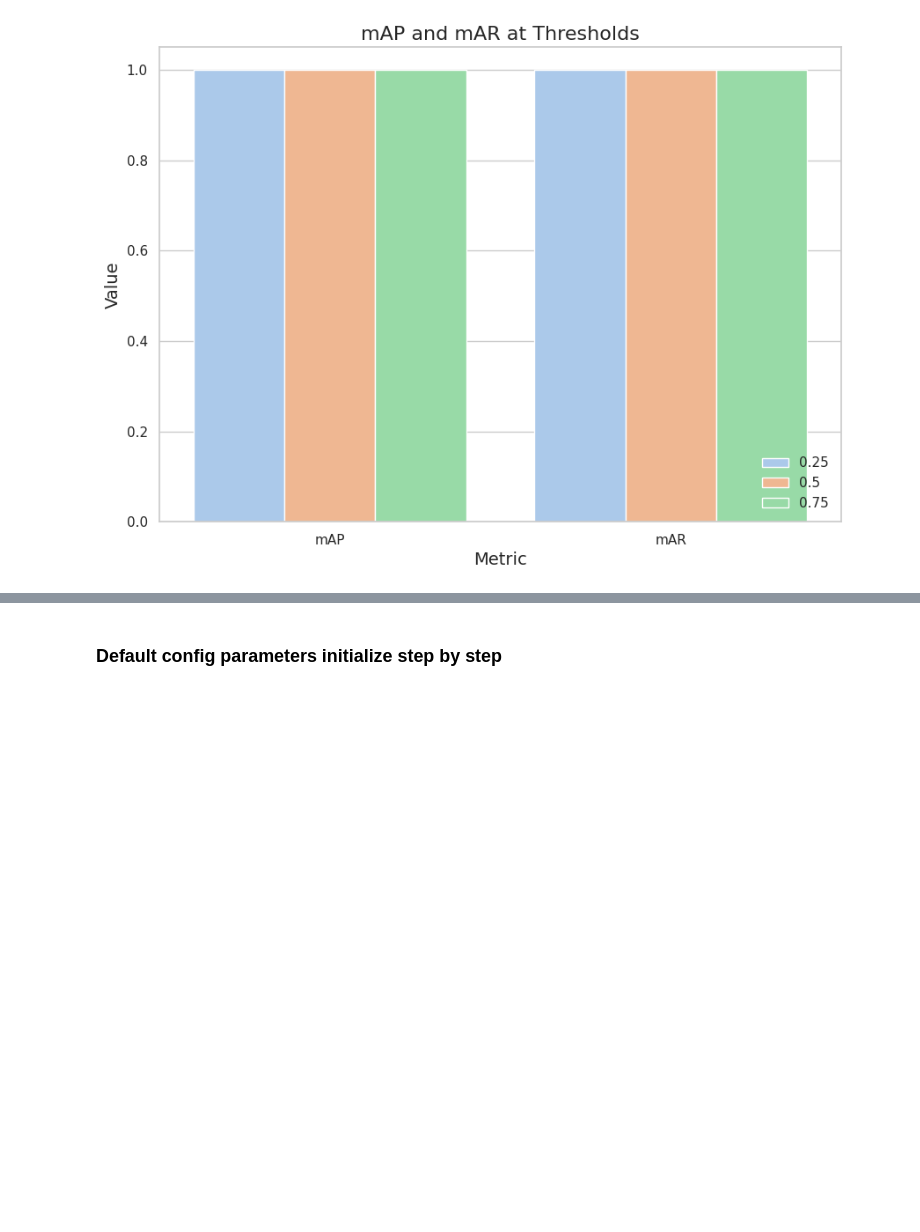
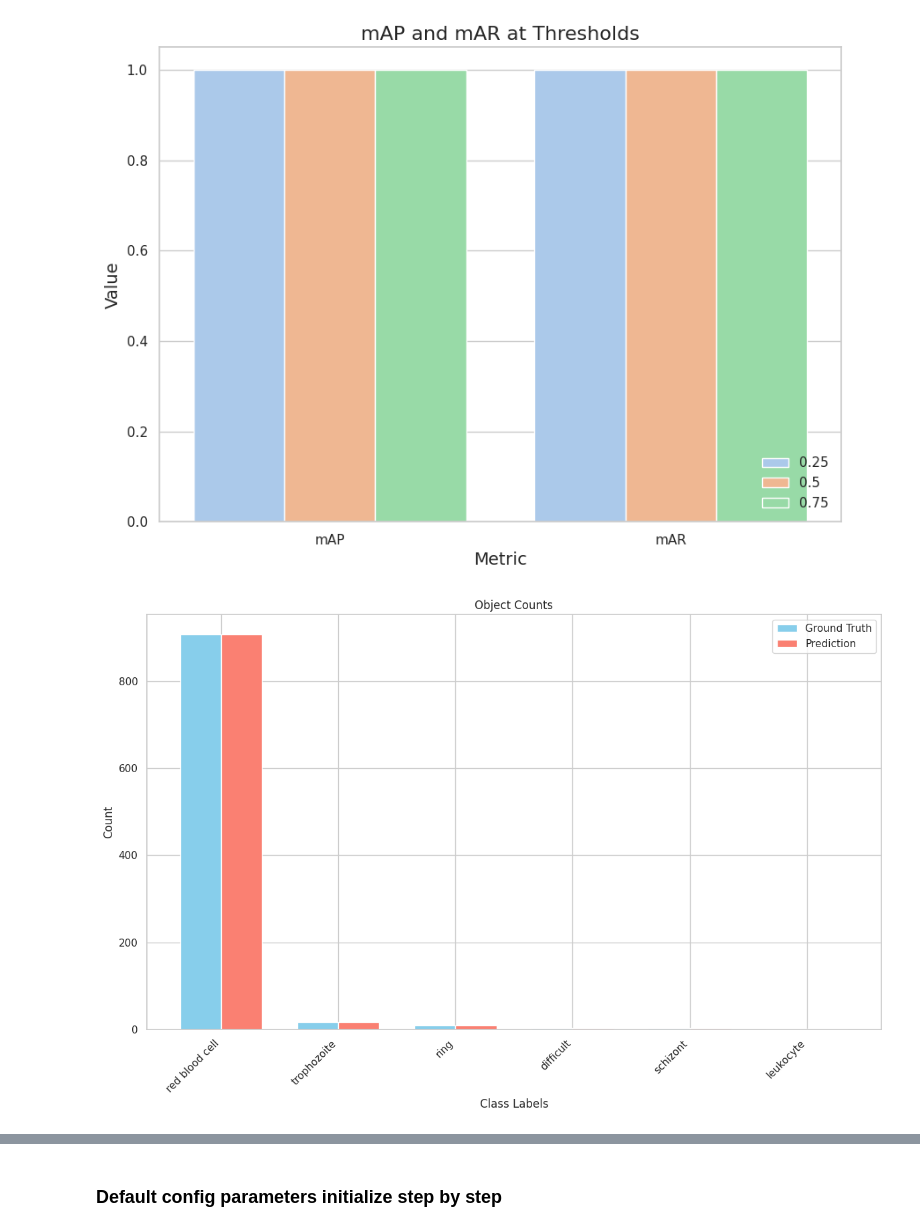
Before and after one commit to gesund-ai/gesund, a Jupyter notebook: examples/object_detection_malaria.ipynb, the cells around one changed output, grey strips where cells are left out. Saved outputs shown, nothing was run; the diff lists cells and outputs as text; code cells hidden in the pictures; blank space fills up the shorter version.

```diff
--- a/examples/object_detection_malaria.ipynb
+++ b/examples/object_detection_malaria.ipynb
@@ -148,7 +151,8 @@ from gesund.core._managers.plot_manager import plot_manager
 show_plots = False
 
 available_object_detection_validation_metrics = [
-    ({"problem_type": "object_detection"}, ["top_losses", "predicted_distribution", "confidence_distribution", "average_precision"], None),
+    ({"problem_type": "object_detection"}, ["top_losses", "predicted_distribution", "confidence_distribution", "average_precision",
+                                            "train_and_validation_performance", "model_stats", "object_counts", "confidence_distribution_histogram"], None),
     ]
 
 for plot_config, metric_names, cohort_id in available_object_detection_validation_metrics:
@@ -235,3 +246,7 @@ validation_results.plot(metric_name="confidence_distribution", save_plot=False,
 validation_results.plot(metric_name="average_precision", save_plot=False, cohort_id=cohort_id)
 # %% [output]
 [figure]
+# %%
+validation_results.plot(metric_name="object_counts", save_plot=False, cohort_id=cohort_id)
+# %% [output]
+[figure, added]
```
Also changed, not shown: parts of 10 cells of this notebook, 2 other files.
